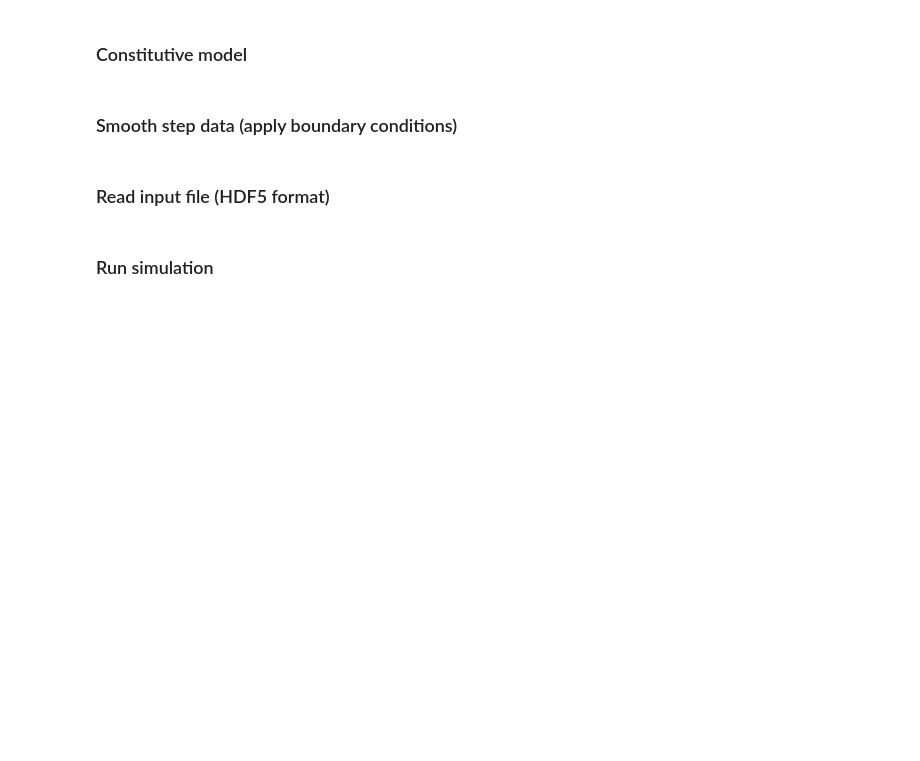
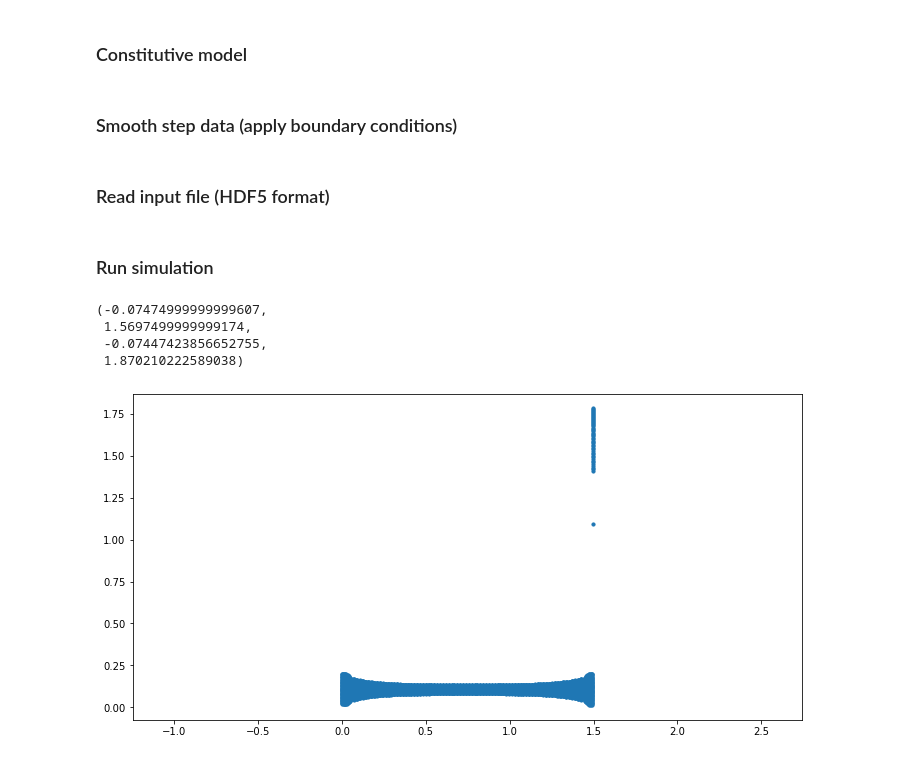
Before and after one commit to geonamsoil/LearnPeridynamics, a Jupyter notebook: simulation.ipynb, the cells around one changed output. Cells and saved outputs as stored; diff of their text form; code cells hidden in the pictures; blank space fills up the shorter version.

```diff
--- a/simulation.ipynb
+++ b/simulation.ipynb
@@ -10,7 +11,7 @@ import h5py
 # %%
 @njit(parallel=True)
 def calculate_nodal_forces(bondlist, x, u, d, c, cell_volume,
-                           sc, f_x, f_y, f_z, node_force):
+                           sc, f_x, f_y, node_force):
     """
     Calculate particle forces - employs bondlist
 
@@ -43,6 +44,7 @@ def calculate_nodal_forces(bondlist, x, u, d, c, cell_volume,
     * Can the constitutive model function be passed in as an argument?
 
     """
+
     n_bonds = np.shape(bondlist)[0]
 
     for k_bond in prange(n_bonds):
@@ -52,14 +54,12 @@ def calculate_nodal_forces(bondlist, x, u, d, c, cell_volume,
 
         xi_x = x[node_j, 0] - x[node_i, 0]
         xi_y = x[node_j, 1] - x[node_i, 1]
-        xi_z = x[node_j, 2] - x[node_i, 2]
 
         xi_eta_x = xi_x + (u[node_j, 0] - u[node_i, 0])
         xi_eta_y = xi_y + (u[node_j, 1] - u[node_i, 1])
-        xi_eta_z = xi_z + (u[node_j, 2] - u[node_i, 2])
 
-        xi = np.sqrt(xi_x**2 + xi_y**2 + xi_z**2)
-        y = np.sqrt(xi_eta_x**2 + xi_eta_y**2 + xi_eta_z**2)
+        xi = np.sqrt(xi_x**2 + xi_y**2)
+        y = np.sqrt(xi_eta_x**2 + xi_eta_y**2)
         stretch = (y - xi) / xi
 
         # TODO: allow the user to load different constitutive models or define
@@ -69,7 +69,6 @@ def calculate_nodal_forces(bondlist, x, u, d, c, cell_volume,
         f = stretch * c * (1 - d[k_bond]) * cell_volume
         f_x[k_bond] = f * xi_eta_x / y
         f_y[k_bond] = f * xi_eta_y / y
-        f_z[k_bond] = f * xi_eta_z / y
 
     # Reduce bond forces to particle forces
     for k_bond in range(n_bonds):
@@ -81,8 +80,6 @@ def calculate_nodal_forces(bondlist, x, u, d, c, cell_volume,
         node_force[node_j, 0] -= f_x[k_bond]
         node_force[node_i, 1] += f_y[k_bond]
         node_force[node_j, 1] -= f_y[k_bond]
-        node_force[node_i, 2] += f_z[k_bond]
-        node_force[node_j, 2] -= f_z[k_bond]
 
     return node_force, d
 # %% [markdown]
@@ -234,31 +231,35 @@ def run_simulation(filename, dt, n_time_steps, damping, applied_displacement):
     d = np.zeros([n_bonds, ])
     f_x = np.zeros([n_bonds, ])
     f_y = np.zeros([n_bonds, ])
-    f_z = np.zeros([n_bonds, ])
 
-    for i_time_step in range(n_time_steps):
+    for i_time_step in trange(n_time_steps, desc="Simulation Progress", unit="steps"):
 
         displacement_increment = smooth_step_data(i_time_step, 0, n_time_steps, 0, applied_displacement)
 
         node_force_, d = calculate_nodal_forces(input_file['bondlist'], input_file['x'], u, d, input_file['c'],
-                                               input_file['cell_volume'], input_file['sc'], f_x, f_y, f_z,
-                                               node_force.copy())
+                                                input_file['cell_volume'], 1, f_x, f_y, node_force.copy())
 
         u, v = update_nodal_positions(node_force_, u, v, a, damping, input_file['density'],
                                       dt, input_file['bc_flag'], displacement_increment,
                                       input_file['bc_unit_vector'])
 
-    print('Time stepping finished')
     return input_file['x'], u
 # %%
 dt = 1e-7
 n_time_steps = 50000
 damping = 0
-applied_displacement = 1e-2
+applied_displacement = 1e-3
 
 x, u = run_simulation('2D_plate.h5', dt, n_time_steps, damping, applied_displacement)
 # %%
 fig = plt.figure(figsize=(12,6))
 ax = fig.add_subplot(111)
-ax.scatter(x[:,0] + (u[:,0] * 100), x[:,1] + (u[:,1] * 100), s=20)
+dsf = 1000  # displacement scale factor
+ax.scatter(x[:,0] + (u[:,0] * dsf), x[:,1] + (u[:,1] * dsf), s=10)
 plt.axis('equal')
+# %% [output]
+(-0.07474999999999607,
+ 1.5697499999999174,
+ -0.07447423856652755,
+ 1.870210222589038)
+[figure, added]
```
Also changed, not shown: parts of 1 cell of this notebook, 1 other file.
